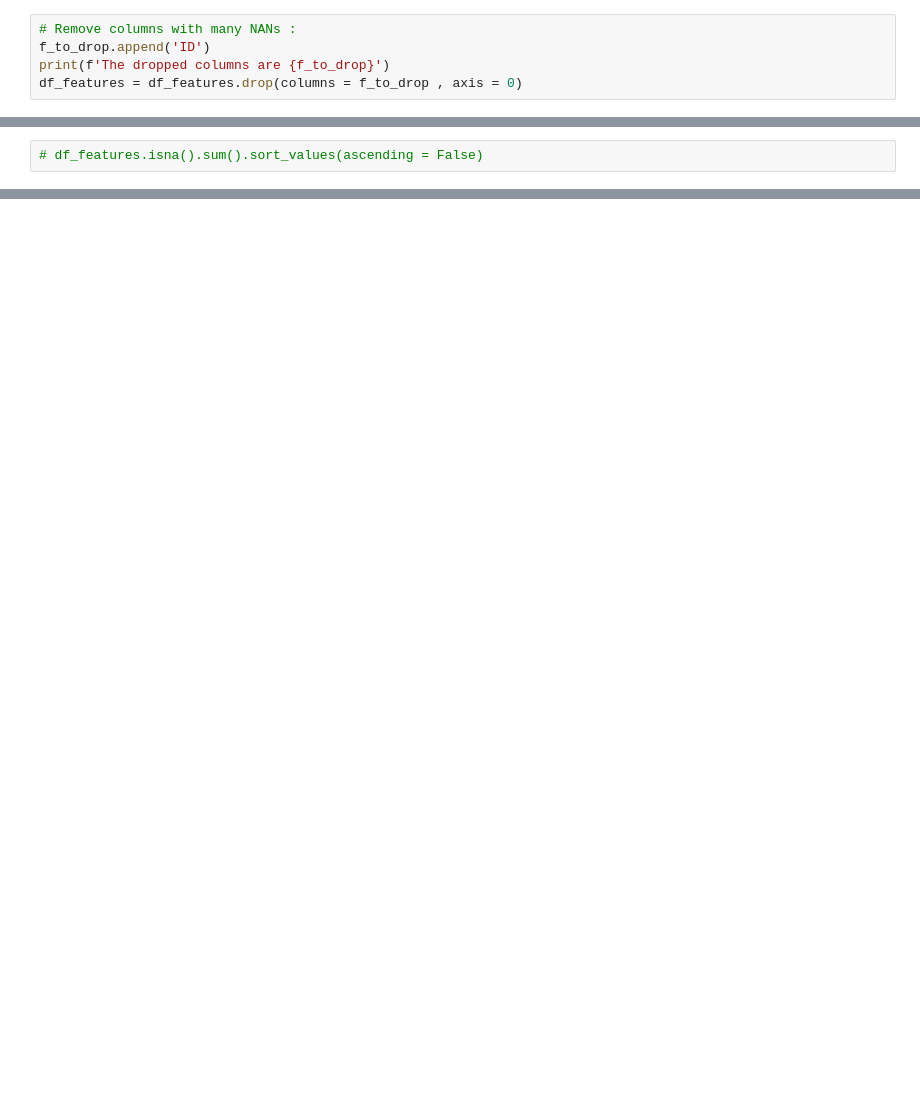
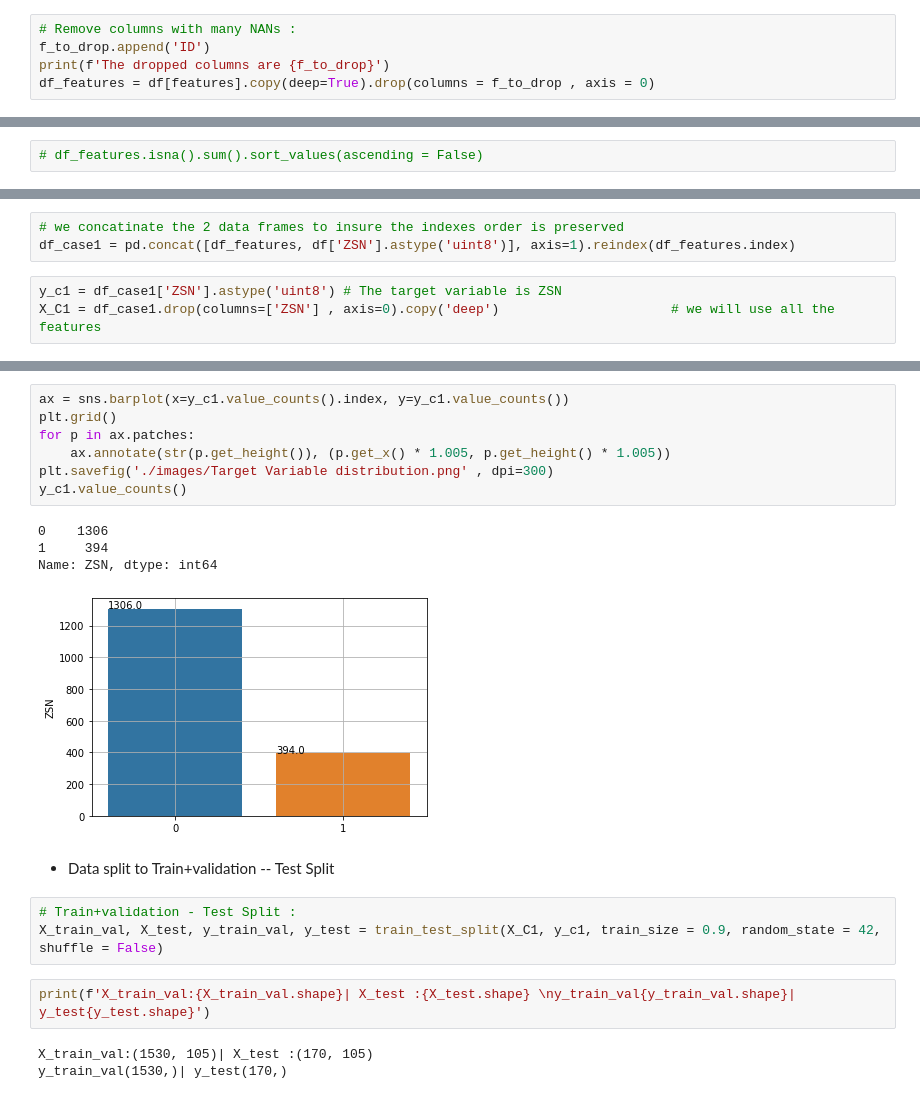
Before and after one commit to Mustafa-omer-mohammed/Myocardial-Infarction_Complications-analysis, a Jupyter notebook: Myocardial infarction complications Analysis.ipynb, the cells around one changed output, grey strips where cells are left out. Saved outputs shown, nothing was run; the diff lists cells and outputs as text; blank space fills up the shorter version.

```diff
--- a/Myocardial infarction complications Analysis.ipynb
+++ b/Myocardial infarction complications Analysis.ipynb
@@ -215,5 +244,5 @@ in general there are some preprocessing can be applied despite of the case we ar
 # Remove columns with many NANs :
 f_to_drop.append('ID')
 print(f'The dropped columns are {f_to_drop}')
-df_features = df_features.drop(columns = f_to_drop , axis = 0)
+df_features = df[features].copy(deep=True).drop(columns = f_to_drop , axis = 0)
 # %% [output]
@@ -291,0 +328,6 @@ for c in float_features :
+# %%
+# we concatinate the 2 data frames to insure the indexes order is preserved
+df_case1 = pd.concat([df_features, df['ZSN'].astype('uint8')], axis=1).reindex(df_features.index)
+# %%
+y_c1 = df_case1['ZSN'].astype('uint8') # The target variable is ZSN
+X_C1 = df_case1.drop(columns=['ZSN'] , axis=0).copy('deep')                      # we will use all the features
@@ -291,0 +344,22 @@ for c in float_features :
+# %%
+ax = sns.barplot(x=y_c1.value_counts().index, y=y_c1.value_counts())
+plt.grid()
+for p in ax.patches:
+    ax.annotate(str(p.get_height()), (p.get_x() * 1.005, p.get_height() * 1.005))
+plt.savefig('./images/Target Variable distribution.png' , dpi=300)
+y_c1.value_counts()
+# %% [output]
+0    1306
+1     394
+Name: ZSN, dtype: int64
+[figure, added]
+# %% [markdown]
+- Data split to Train+validation -- Test Split
+# %%
+# Train+validation - Test Split :
+X_train_val, X_test, y_train_val, y_test = train_test_split(X_C1, y_c1, train_size = 0.9, random_state = 42, shuffle = False)
+# %%
+print(f'X_train_val:{X_train_val.shape}| X_test :{X_test.shape} \ny_train_val{y_train_val.shape}| y_test{y_test.shape}')
+# %% [output]
+X_train_val:(1530, 105)| X_test :(170, 105)
+y_train_val(1530,)| y_test(170,)
```
Also changed, not shown: parts of 25 cells of this notebook.
